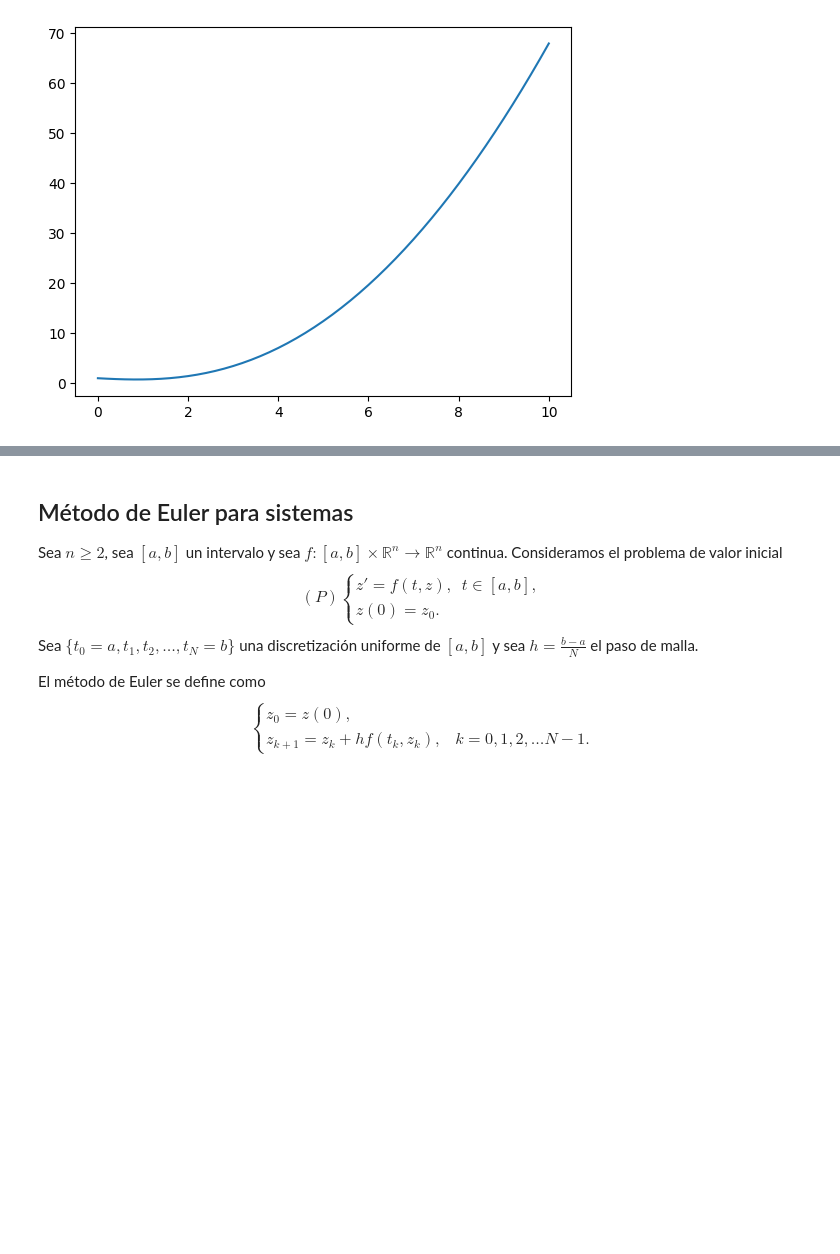
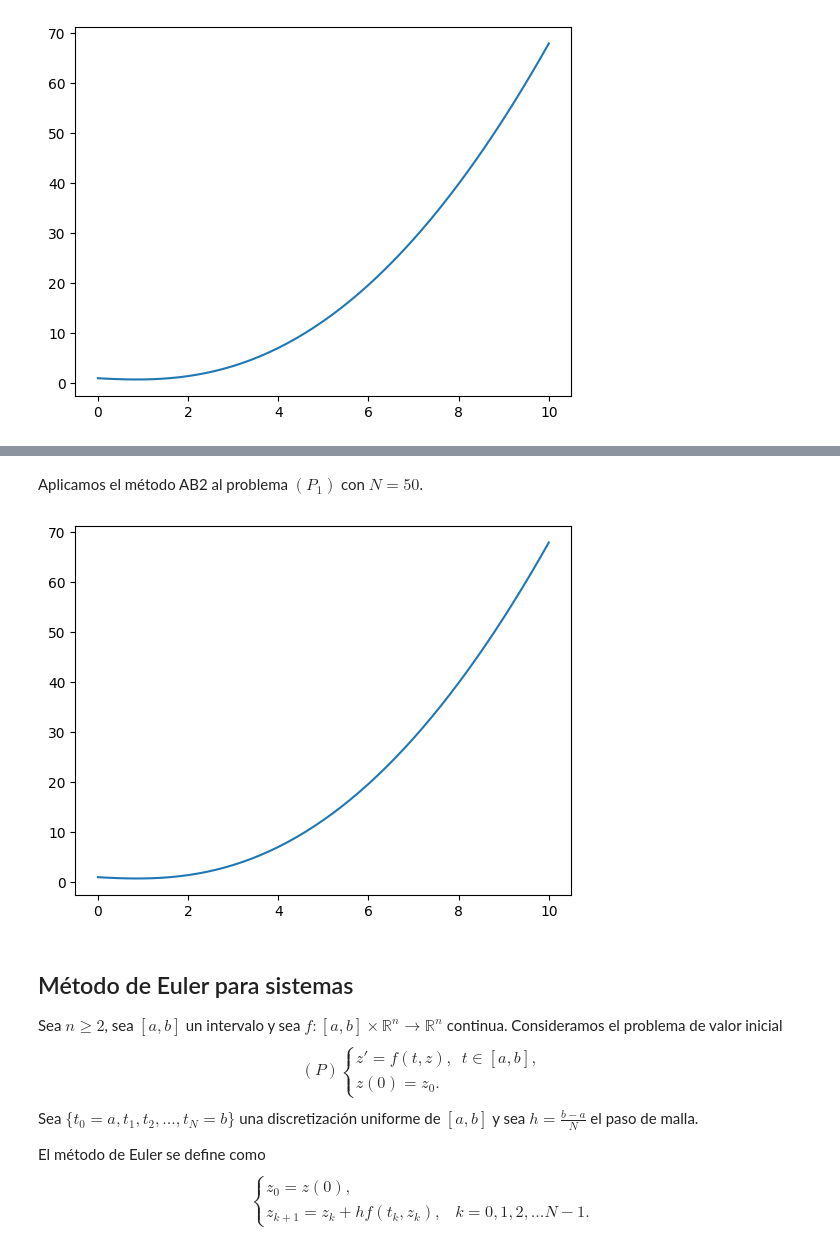
Before and after one commit to DanielSevillano/matematicas-python, a Jupyter notebook: Resolución numérica de problemas de valor inicial.ipynb, the cells around one changed output, grey strips where cells are left out. Cells and saved outputs as stored; diff of their text form; code cells hidden in the pictures; blank space fills up the shorter version.

Commit message:
Nuevo método de problemas de valor inicial.

```diff
--- a/Resolución numérica de problemas de valor inicial.ipynb
+++ b/Resolución numérica de problemas de valor inicial.ipynb
@@ -233,7 +234,7 @@ $$\frac{df}{dt} = t - \frac{1}{2}y'(t) = t - \frac{1}{2}f(t, y).$$
 def df(t, y):
     return t - 1/2 * f(t, y)
 
-(t, y) = taylor2(0, 10, f, df, 50, 1)
+t, y = taylor2(0, 10, f, df, 50, 1)
 plot(t, y)
 show()
 # %% [output]
@@ -265,6 +266,6 @@ def taylor3(a, b, f, d1f, d2f, N, y0):
         t[k+1] = t[k] + h
         y[k+1] = y[k] + h*f(t[k], y[k]) + h**2/2*d1f(t[k], y[k]) + h**3/6*d2f(t[k], y[k])
 
-    return (t, y)
+    return t, y
 # %% [markdown]
 Aplicamos el método de Taylor de orden 3 al problema $(P_1)$ con $N = 50$.
@@ -280,7 +281,7 @@ def df1(t, y):
 def df2(t, y):
     return 1 - 1/2 * df1(t, y)
 
-(t, y) = taylor3(0, 10, f, df1, df2, 50, 1)
+t, y = taylor3(0, 10, f, df1, df2, 50, 1)
 plot(t, y)
 show()
 # %% [output]
@@ -288,3 +305,32 @@ show()
+# %%
+def ab2(a, b, fun, N, y0):
+    h = (b-a)/N
+    t = zeros(N+1)
+    y = zeros(N+1)
+    f = zeros(N+1)
+
+    t[0] = a
+    y[0] = y0
+    f[0] = fun(a, y[0])
+
+    t[1] = a + h
+    y[1] = y[0] + h*f[0]
+    f[1] = fun(t[1], y[1])
+
+    for k in range(1, N):
+        t[k+1] = t[k] + h
+        y[k+1] = y[k] + h/2 * (3*f[k] - f[k-1])
+        f[k+1] = fun(t[k+1], y[k+1])
+
+    return t, y
+# %% [markdown]
+Aplicamos el método AB2 al problema $(P_1)$ con $N = 50$.
+# %%
+t, y = ab2(0, 10, f, 50, 1)
+plot(t, y)
+show()
+# %% [output]
+[figure, added]
 # %% [markdown]
 ## Método de Euler para sistemas
 Sea $n \geq 2$, sea $[a, b]$ un intervalo y sea $f: [a, b] \times \mathbb{R}^n \to \mathbb{R}^n$ continua.
```
Also changed, not shown: parts of 25 cells of this notebook, 1 other file.
